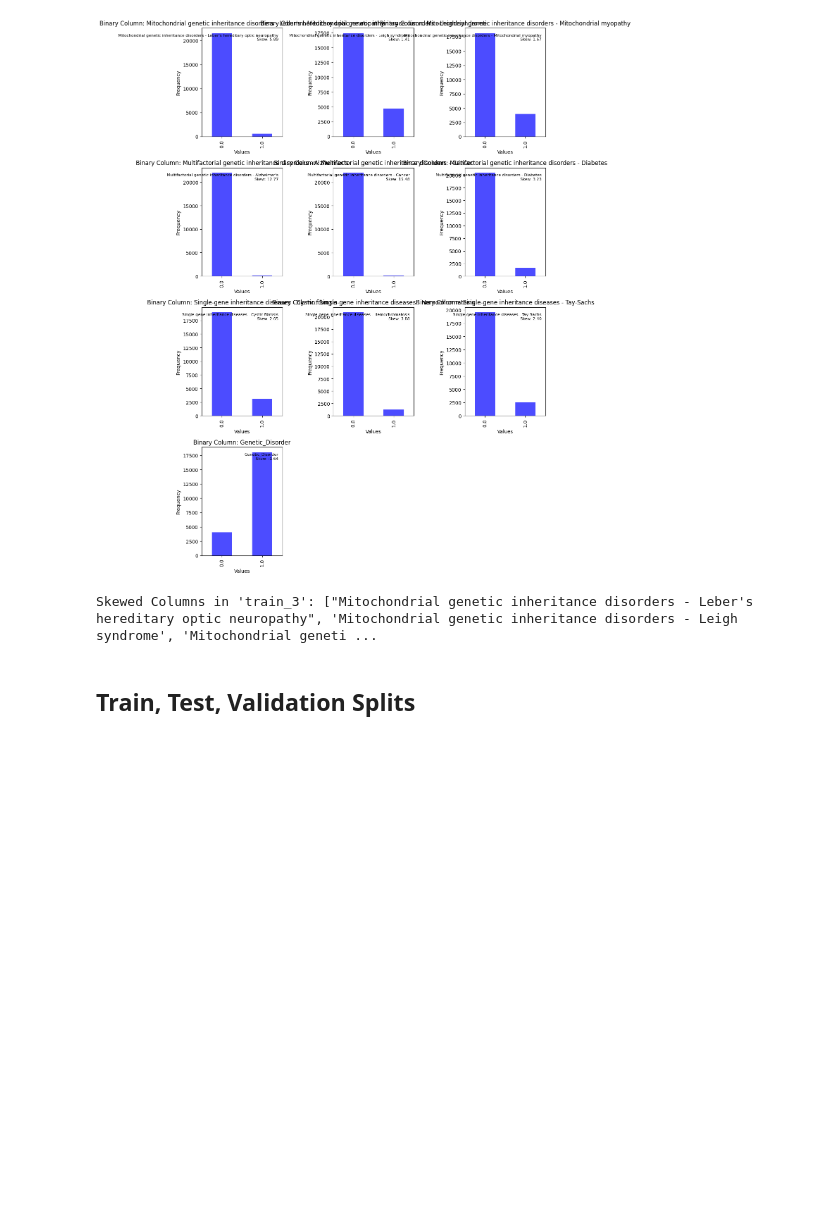
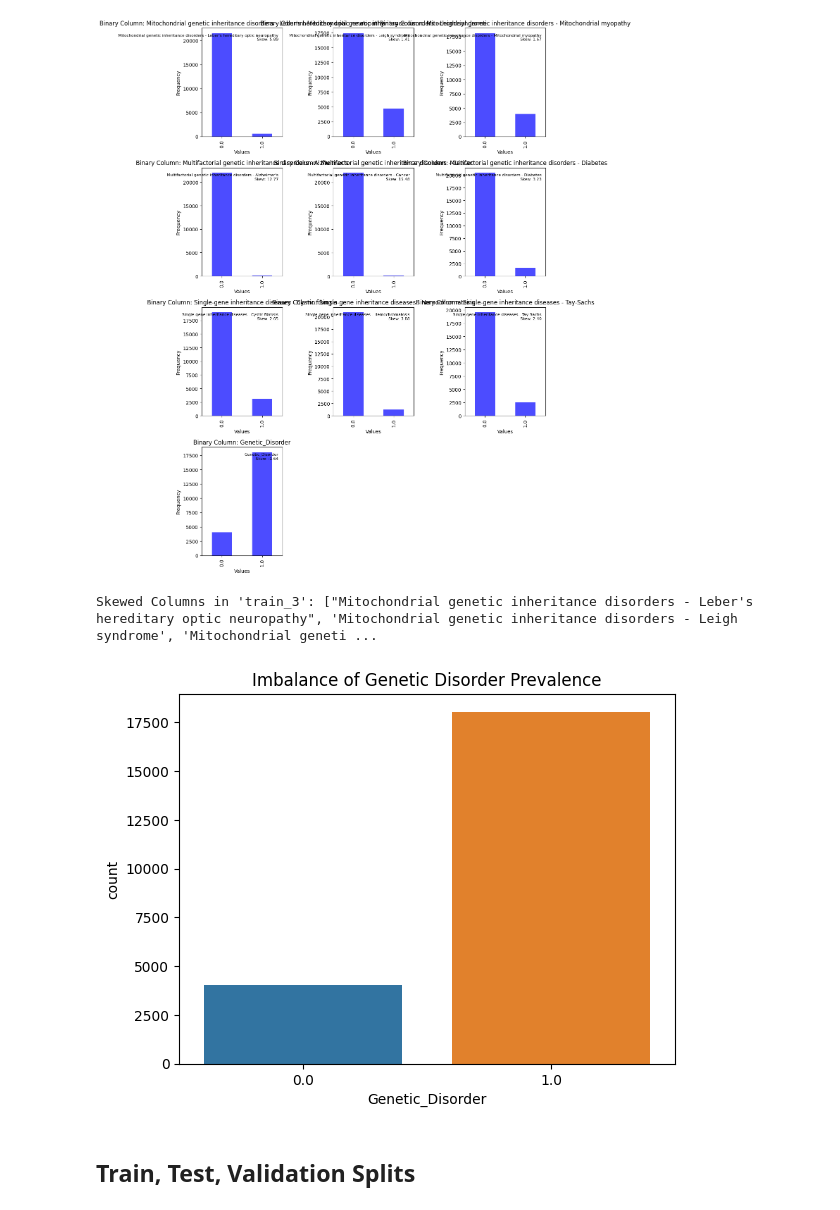
Before and after one commit to mc3435/ADS_Capstone_MCHL, a Jupyter notebook: Code Library Folder/ADS599_DataPreparation.ipynb, the cells around one changed output. Saved outputs shown, nothing was run; the diff lists cells and outputs as text; code cells hidden in the pictures; blank space fills up the shorter version.

```diff
--- a/Code Library Folder/ADS599_DataPreparation.ipynb
+++ b/Code Library Folder/ADS599_DataPreparation.ipynb
@@ -472,6 +472,15 @@ Column 'Single-gene inheritance diseases - Tay-Sachs': Skew - 2.402200478487589
 Column 'Genetic_Disorder': Skew - -1.6416893025061756
 [figure]
 Skewed Columns in 'train_3': ["Mitochondrial genetic inheritance disorders - Leber's hereditary optic neuropathy", 'Mitochondrial genetic inheritance disorders - Leigh syndrome', 'Mitochondrial geneti ...
+# %%
+# Create a box plot
+sns.countplot(x='Genetic_Disorder', data=train_3)
+plt.title('Imbalance of Genetic Disorder Prevalence')
+
+# Show the plot
+plt.show()
+# %% [output]
+[figure, added]
 # %% [markdown]
 ## Train, Test, Validation Splits
 # %%
```
Also changed, not shown: parts of 1 cell of this notebook, 4 other files.
